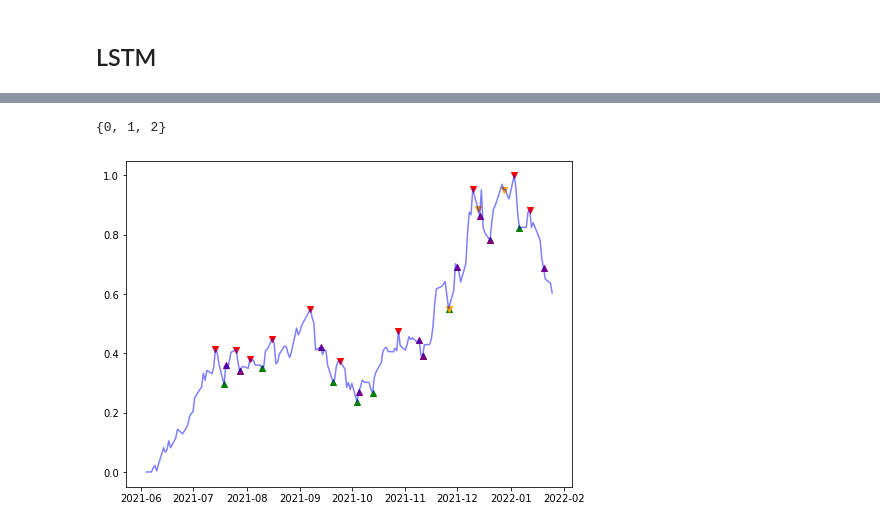
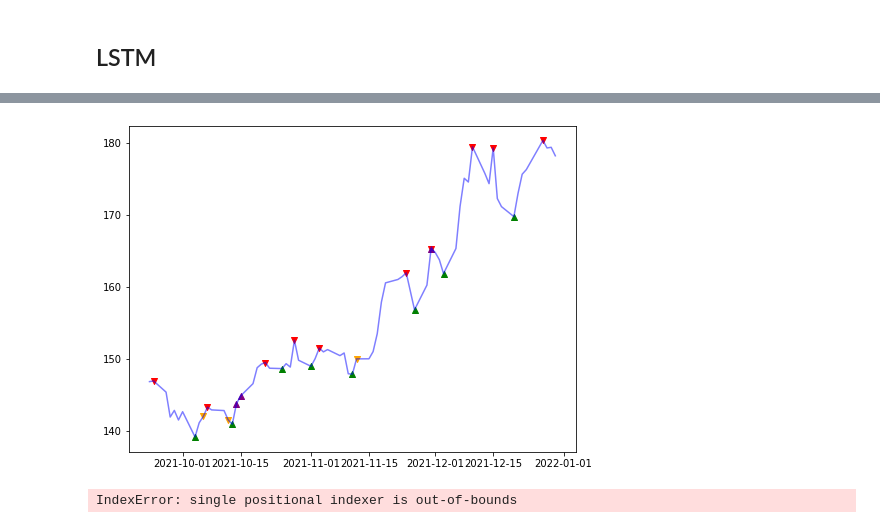
Before and after one commit to rudragarg/lstm_trading, a Jupyter notebook: project.ipynb, the cells around one changed output, grey strips where cells are left out. Saved outputs shown, nothing was run; the diff lists cells and outputs as text; code cells hidden in the pictures.

Commit message:
new and improved models

```diff
--- a/project.ipynb
+++ b/project.ipynb
@@ -814,7 +826,7 @@ class NetworkClassifier(torch.nn.Module):
         self.batch_size = batch_size
         self.num_layers = num_layers
 
-        self.lstm = torch.nn.LSTM(self.input_size, self.hidden_size, self.num_layers)
+        self.lstm = torch.nn.LSTM(self.input_size, self.hidden_size, self.num_layers, dropout=dropout)
         self.linear = torch.nn.Linear(self.hidden_size, self.output_size)
         # a new hidden-state (the LSTM requires, unlike RNNs, two hidden-states in a tuple)
 
@@ -983,0 +1056,4 @@ test_inout_seq
+# %%
+train_df[norm_cols] = scaler.inverse_transform(train_df[norm_cols])
+val_df[norm_cols] = scaler_val.inverse_transform(val_df[norm_cols])
+test_df[norm_cols] = scaler_test.inverse_transform(test_df[norm_cols])
@@ -983,0 +1147,3 @@ test_inout_seq
+# %%
+class_weights = [0.99, 0.99, .01]
+class_weights=torch.tensor(class_weights,dtype=torch.float)
@@ -983,0 +1252,13 @@ test_inout_seq
+# %%
+model.eval()
+
+preds = []
+
+for i, (x, y) in enumerate(val_inout_seq):
+    #print(x)
+    #print(model(x.view(len(x), 1, -1).float()))
+    preds.append(torch.argmax(model(x.view(len(x), 1, -1).float())).item())
+
+
+print(set(preds))
+plot_preds(val_df,preds)
@@ -990,11 +1274,7 @@ for i, (x, y) in enumerate(test_inout_seq):
     #print(x)
     #print(model(x.view(len(x), 1, -1).float()))
     preds.append(torch.argmax(model(x.view(len(x), 1, -1).float())).item())
-# %%
-set(preds)
-# %% [output]
-{0, 1, 2}
 # %%
-plot_preds(test_df,preds)
+plot_preds(test_df,preds, show_true=True)
 # %% [output]
-[figure, old version]
+[figure, new version]
@@ -1000,0 +1323,4 @@ plot_preds(test_df,preds)
+# %%
+calc_pred_profit(val_df, preds)
+# %% [output]
+IndexError: single positional indexer is out-of-bounds
```
Also changed, not shown: parts of 54 cells of this notebook, 2 other files.
